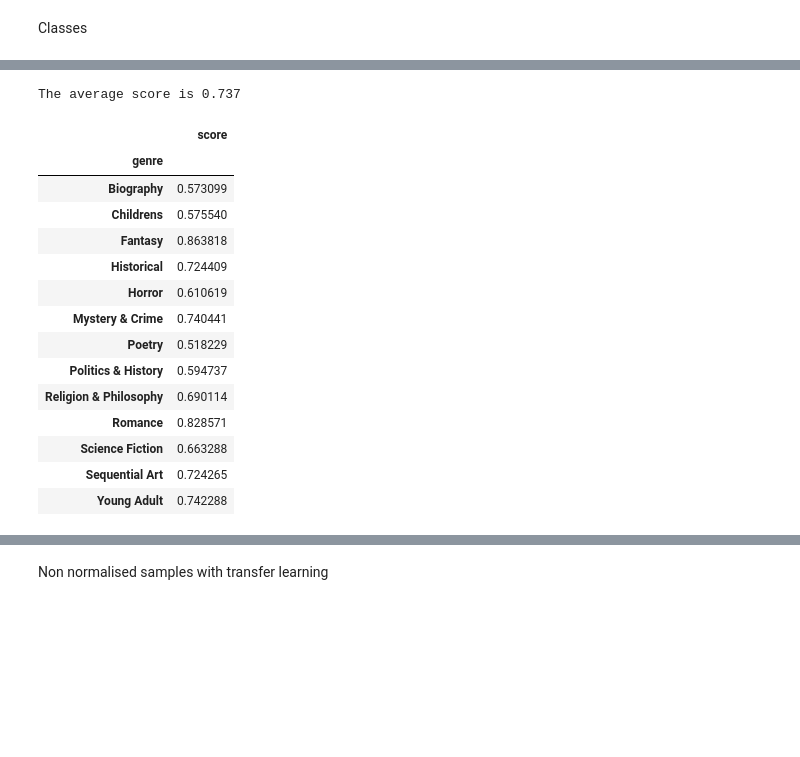
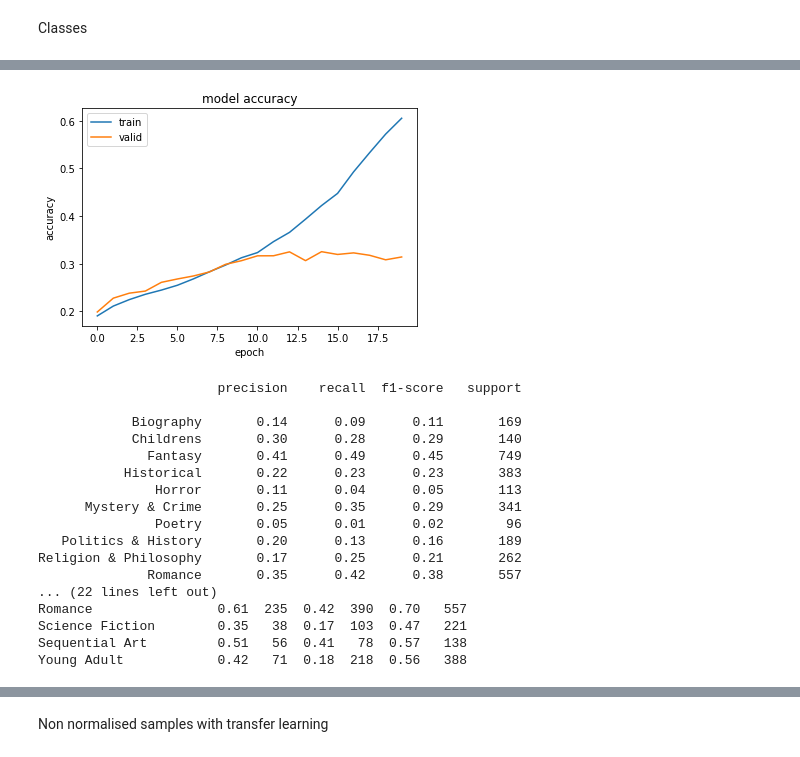
Before and after one commit to A-Istrate/80629_Project, a Jupyter notebook: ML_TPG_new_samples.ipynb, the cells around one changed output, grey strips where cells are left out. Cells and saved outputs as stored; diff of their text form; code cells hidden in the pictures; blank space fills up the shorter version.

```diff
--- a/ML_TPG_new_samples.ipynb
+++ b/ML_TPG_new_samples.ipynb
@@ -206,15 +208,19 @@ model = tf.keras.Sequential([
   layers.MaxPooling2D(pool_size=(2,2)),
   layers.Conv2D(64, 3,padding='same',strides=1,  activation='relu'),
   layers.MaxPooling2D(pool_size=(2,2)),
+  layers.Conv2D(128, 3,padding='same',strides=1,  activation='relu'),
+  layers.MaxPooling2D(pool_size=(2,2)),
   layers.Flatten(),
-  layers.Dense(128, activation='relu'),
+  layers.Dense(256, activation='relu'),
+  layers.Dropout(0.5),
+  layers.Dense(256, activation='relu'),
   layers.Dropout(0.5),
   layers.Dense(num_classes, activation='softmax')
 ])
 model.compile(
 
     optimizer=tf.keras.optimizers.Adam(
-        learning_rate=0.01,
+        learning_rate=0.001,
         epsilon=0.01
     ),
     loss=tf.losses.SparseCategoricalCrossentropy(from_logits=True),
@@ -224,6 +230,6 @@ model.compile(
 history=model.fit(
   train_ds,
   validation_data=val_ds,
-  epochs=50
+  epochs=20
 )
 # %% [output]
@@ -247,8 +277,16 @@ Epoch 50/50
 # %%
-plt.plot(history.history['accuracy'])
-plt.plot(history.history['val_accuracy'])
-plt.title('model accuracy')
-plt.ylabel('accuracy')
-plt.xlabel('epoch')
-plt.legend(['train', 'test'], loc='upper left')
-plt.show()
+def show_results(history,model,test_ds=test_ds):
+    plt.plot(history.history['accuracy'])
+    plt.plot(history.history['val_accuracy'])
+    plt.title('model accuracy')
+    plt.ylabel('accuracy')
+    plt.xlabel('epoch')
+    plt.legend(['train', 'valid'], loc='upper left')
+    plt.show()
+    predictions = model.predict(test_ds)
+    predicted_classes = np.argmax(predictions, axis=1)
+    oclasses = list()
+    oclasses = [[c.numpy() for c in object[1]]for object in test_ds]
+    original_classes = np.concatenate(oclasses).ravel()
+    print(classification_report(original_classes, predicted_classes, target_names=class_names,zero_division=0))
+    prediction_score(original_classes,predictions)
@@ -327,19 +295,21 @@ def prediction_score(valid,predictions,cnames=class_names):
-# %%
-prediction_score(validation_classes,predictions)
-# %% [output]
-The average score is 0.737
-|  | score |
-| genre |  |
-| Biography | 0.573099 |
-| Childrens | 0.575540 |
-| Fantasy | 0.863818 |
-| Historical | 0.724409 |
-| Horror | 0.610619 |
-| Mystery & Crime | 0.740441 |
-| Poetry | 0.518229 |
-| Politics & History | 0.594737 |
-| Religion & Philosophy | 0.690114 |
-| Romance | 0.828571 |
-| Science Fiction | 0.663288 |
-| Sequential Art | 0.724265 |
-| Young Adult | 0.742288 |
+# %%
+show_results(history,model,test_ds)
+# %% [output]
+[figure, added]
+                       precision    recall  f1-score   support
+
+            Biography       0.14      0.09      0.11       169
+            Childrens       0.30      0.28      0.29       140
+              Fantasy       0.41      0.49      0.45       749
+           Historical       0.22      0.23      0.23       383
+               Horror       0.11      0.04      0.05       113
+      Mystery & Crime       0.25      0.35      0.29       341
+               Poetry       0.05      0.01      0.02        96
+   Politics & History       0.20      0.13      0.16       189
+Religion & Philosophy       0.17      0.25      0.21       262
+              Romance       0.35      0.42      0.38       557
+... (22 lines left out)
+Romance                0.61  235  0.42  390  0.70   557
+Science Fiction        0.35   38  0.17  103  0.47   221
+Sequential Art         0.51   56  0.41   78  0.57   138
+Young Adult            0.42   71  0.18  218  0.56   388
```
Also changed, not shown: parts of 52 cells of this notebook, 3 other files.
